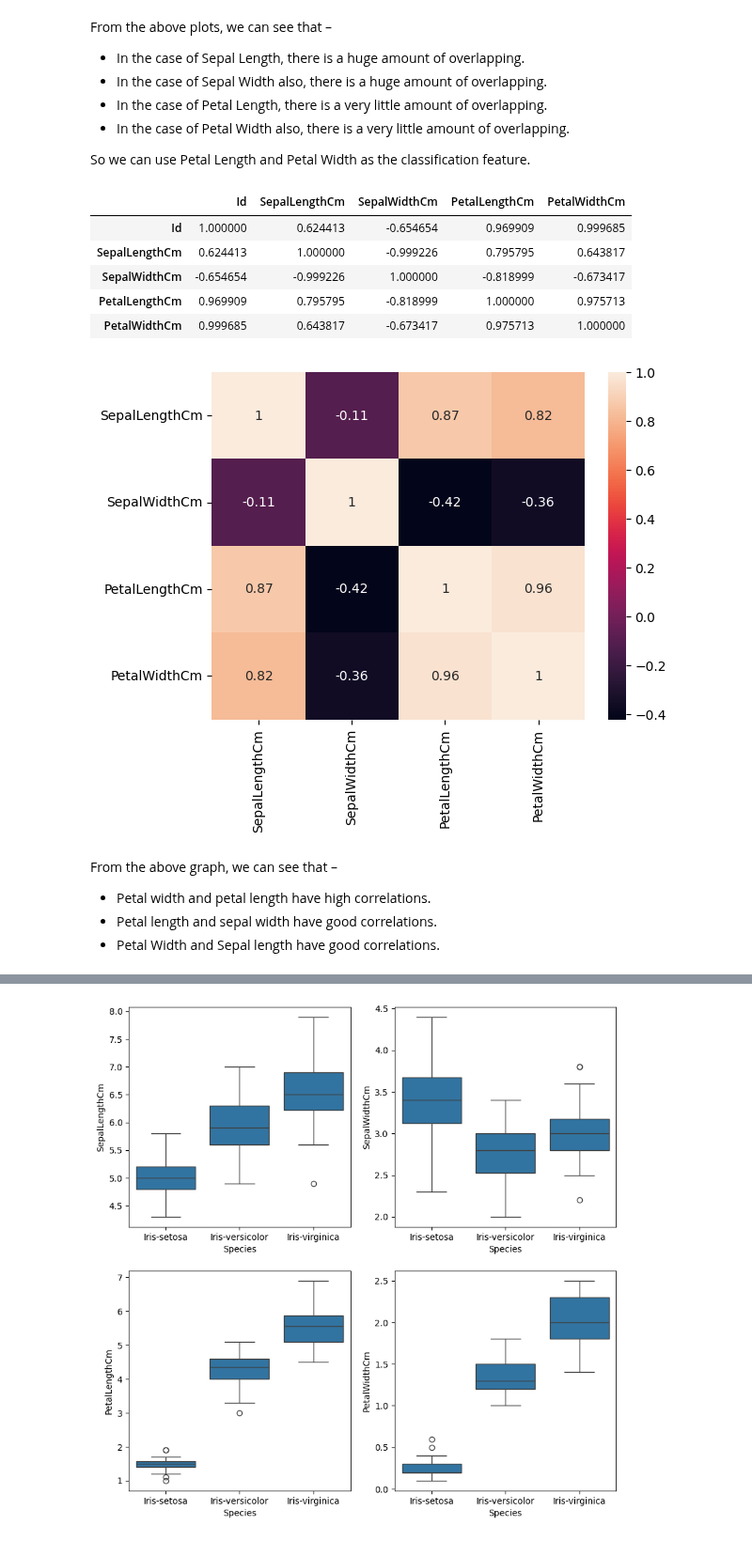
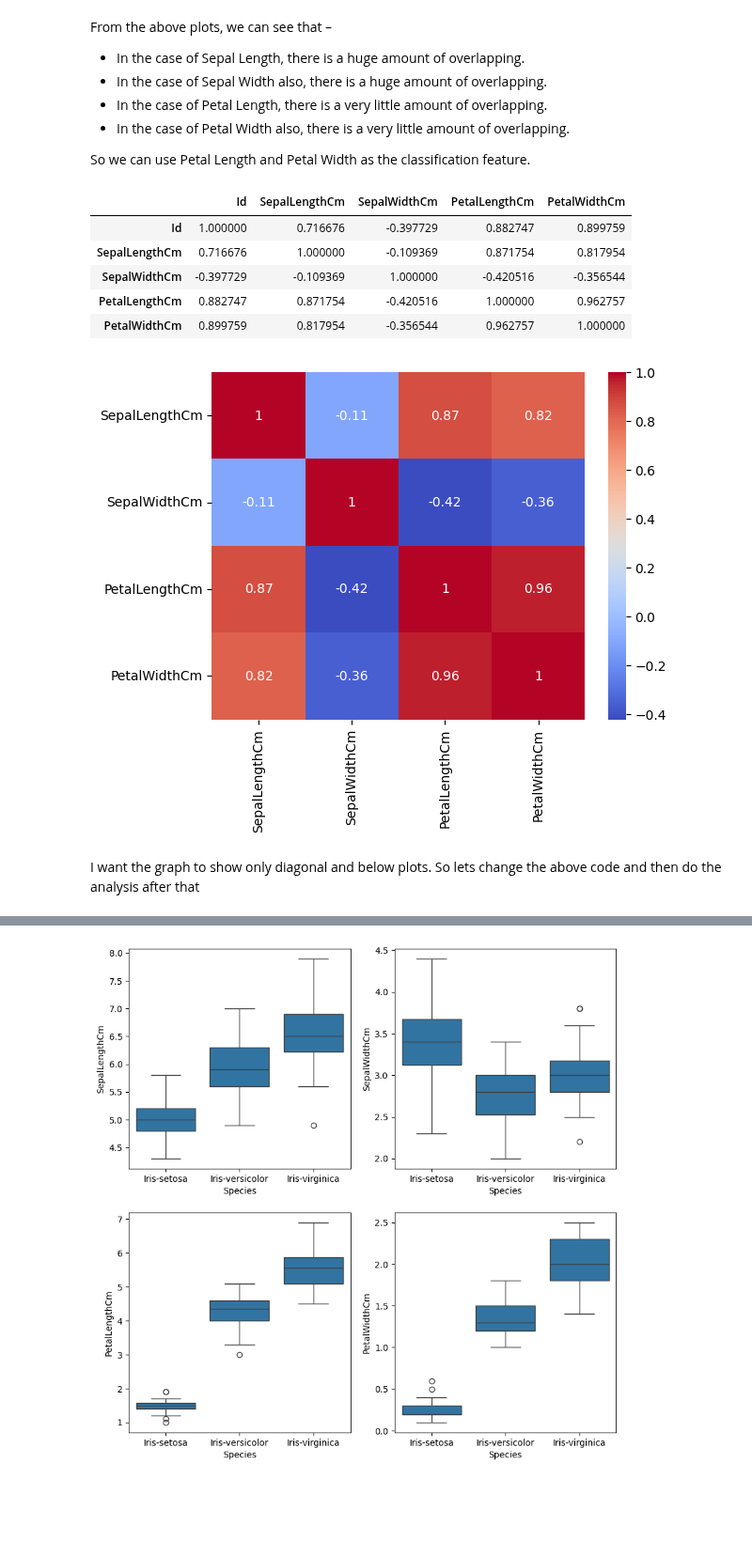
Before and after one commit to ash322ash422/tut_ml, a Jupyter notebook: tut_assorted_outlier_EDA_Rsquare_multicollinear_encoding_scaling/tut_EDA_iris_dataset.ipynb, the cells around one changed output, grey strips where cells are left out. Shown at 94% size. Drawn from its saved outputs; the diff is of its cells as text; code cells hidden in the pictures; blank space fills up the shorter version.

```diff
--- a/tut_assorted_outlier_EDA_Rsquare_multicollinear_encoding_scaling/tut_EDA_iris_dataset.ipynb
+++ b/tut_assorted_outlier_EDA_Rsquare_multicollinear_encoding_scaling/tut_EDA_iris_dataset.ipynb
@@ -199,30 +202,29 @@ So we can use Petal Length and Petal Width as the classification feature.
 # the dataframe. Any NA values are automatically excluded. For any non-numeric data
 # type columns in the dataframe it is ignored.
 
-data.select_dtypes(include=['number']).corr(method='pearson')
+df.select_dtypes(include=['number']).corr(method='pearson')
 # %% [output]
 |  | Id | SepalLengthCm | SepalWidthCm | PetalLengthCm | PetalWidthCm |
-| Id | 1.000000 | 0.624413 | -0.654654 | 0.969909 | 0.999685 |
-| SepalLengthCm | 0.624413 | 1.000000 | -0.999226 | 0.795795 | 0.643817 |
-| SepalWidthCm | -0.654654 | -0.999226 | 1.000000 | -0.818999 | -0.673417 |
-| PetalLengthCm | 0.969909 | 0.795795 | -0.818999 | 1.000000 | 0.975713 |
-| PetalWidthCm | 0.999685 | 0.643817 | -0.673417 | 0.975713 | 1.000000 |
+| Id | 1.000000 | 0.716676 | -0.397729 | 0.882747 | 0.899759 |
+| SepalLengthCm | 0.716676 | 1.000000 | -0.109369 | 0.871754 | 0.817954 |
+| SepalWidthCm | -0.397729 | -0.109369 | 1.000000 | -0.420516 | -0.356544 |
+| PetalLengthCm | 0.882747 | 0.871754 | -0.420516 | 1.000000 | 0.962757 |
+| PetalWidthCm | 0.899759 | 0.817954 | -0.356544 | 0.962757 | 1.000000 |
 # %%
 # The heatmap is a data visualization technique that is used to analyze the dataset as
 # colors in two dimensions. Basically, it shows a correlation between all numerical
 # variables in the dataset. In simpler terms, we can plot the above-found correlation
 # using the heatmaps.
 
-sns.heatmap(df.select_dtypes(include=['number']).corr(method='pearson').drop(
-['Id'], axis=1).drop(['Id'], axis=0),
-			annot = True);
+sns.heatmap(  df.select_dtypes(include=['number']) \
+                .corr(method='pearson') \
+                .drop(['Id'], axis=1)   \
+                .drop(['Id'], axis=0), \
+              cmap='coolwarm', \
+			  annot = True);
 
 plt.show()
 # %% [output]
-[figure, old version]
+[figure, new version]
 # %% [markdown]
-From the above graph, we can see that –
-
-- Petal width and petal length have high correlations.
-- Petal length and sepal width have good correlations.
-- Petal Width and Sepal length have good correlations.
+I want the graph to show only diagonal and below plots. So lets change the above code and then do the analysis after that
```
Also changed, not shown: parts of 8 cells of this notebook, 1 other file.
